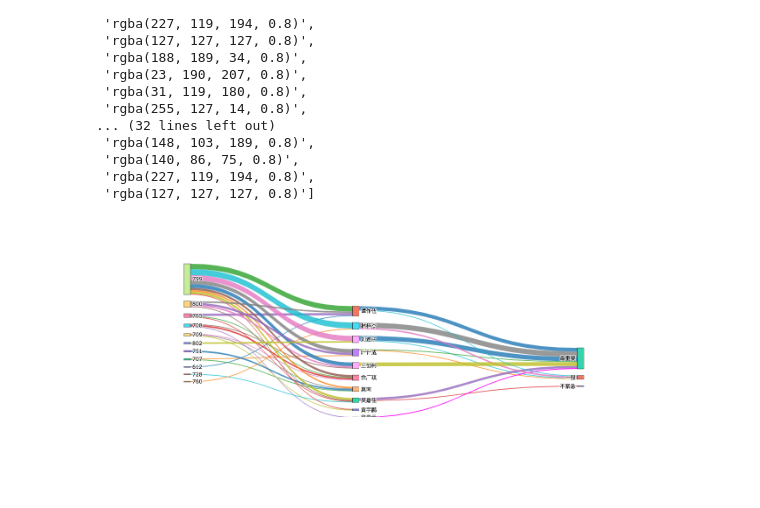
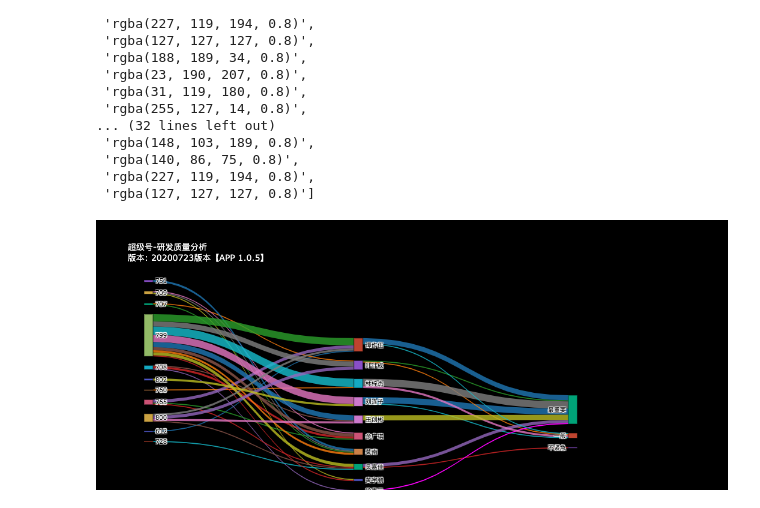
Before and after one commit to YangChun7uan/Py, a Jupyter notebook: statistics/20200723V.ipynb, the cells around one changed output. Saved outputs shown, nothing was run; the diff lists cells and outputs as text; code cells hidden in the pictures; blank space fills up the shorter version.

```diff
--- a/statistics/20200723V.ipynb
+++ b/statistics/20200723V.ipynb
@@ -128,7 +128,7 @@ lable = []
 x = []
 y = list(np.arange(24)/100)
 
-position = (0.1,0.4,0.8)
+position = (0,0.4,0.8)
 
 for (key1, key2) in statics.keys():
     if key1 not in lable:
@@ -164,43 +164,42 @@ for (i,j,k) in data_bug:
 
 
 # t = len(sources)
 
 color = colors[0:41]
 
 fig = go.Figure(data=[go.Sankey(
-    valueformat = ".0f",
     arrangement = "snap",
     valuesuffix = " 【开发任务数】",
     node = dict(
       pad = 15,
       thickness = 15,
 
       line = dict(color = 'black', width = 0.5),
       label =  lable,
          x=x,
         y=x
 #       color =  colors
     ),
     link = dict(
       source =  sources,
       target =  targets,
       value =  values,
       color = color
 #       label =  data['data'][0]['link']['label']
   ))])
 
-# fig.update_layout(
-#     hovermode = 'x',
-#     title="Energy forecast for 2050<br>Source: Department of Energy & Climate Change, Tom Counsell via <a href='https://bost.ocks.org/mike/sankey/'>Mike Bostock</a>",
-#     font=dict(size = 10, color = 'white'),
-#     plot_bgcolor='black',
-#     paper_bgcolor='black'
-# )
+fig.update_layout(
+    hovermode = 'x',
+    title="超级号-研发质量分析<br>版本: 20200723版本【APP 1.0.5】",
+    font=dict(size = 10, color = 'white'),
+    plot_bgcolor='black',
+    paper_bgcolor='black'
+)
 
 fig.show()
-fig.write_html('/Users/dengjiaying/Project/Py/local.html')
+fig.write_html('/Users/dengjiaying/Project/Py/example.html')
 # %% [output]
-[figure, old version]
+[figure, new version]
 # %%
 url = 'https://raw.githubusercontent.com/plotly/plotly.js/master/test/image/mocks/sankey_energy.json'
 response = urllib.request.urlopen(url)
```
Also changed, not shown: parts of 7 cells of this notebook, 12 other files.
